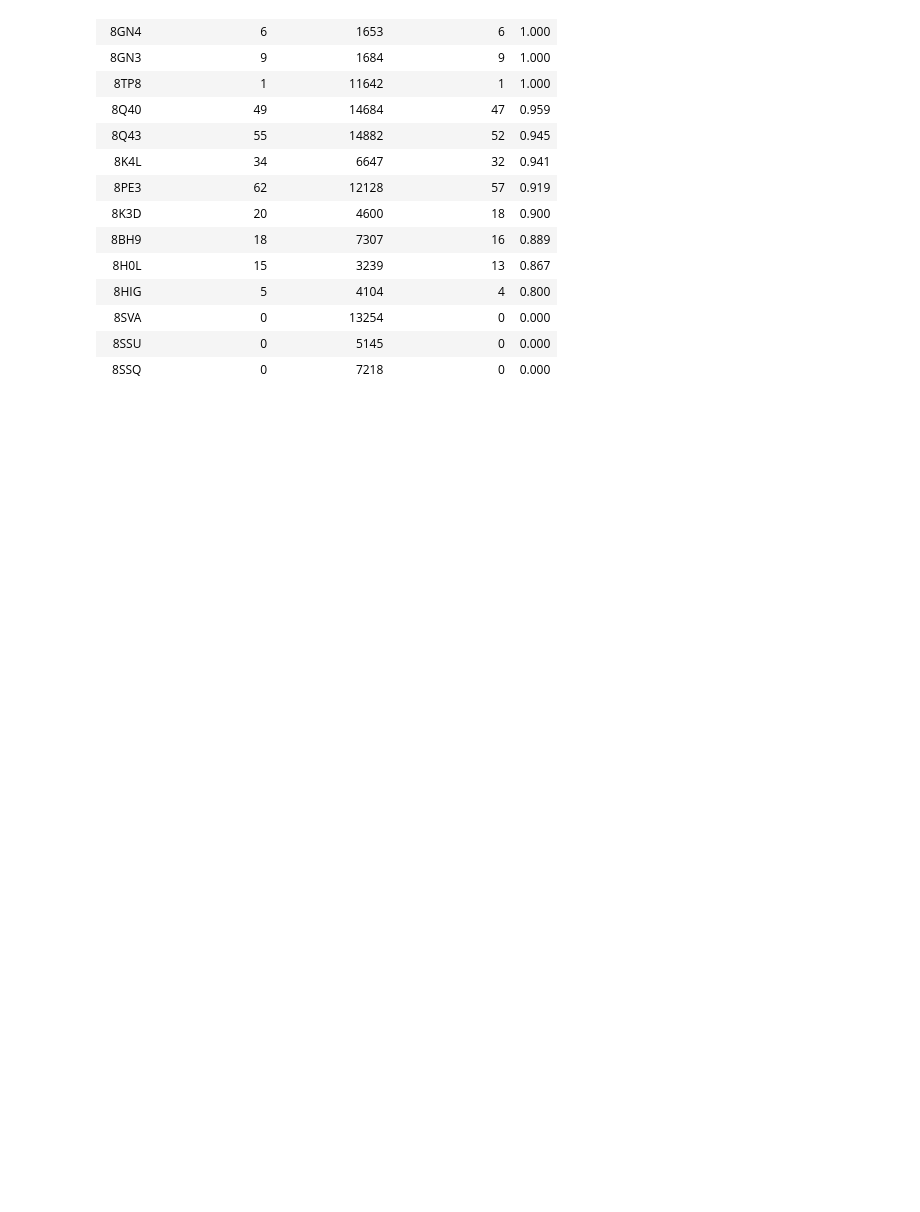
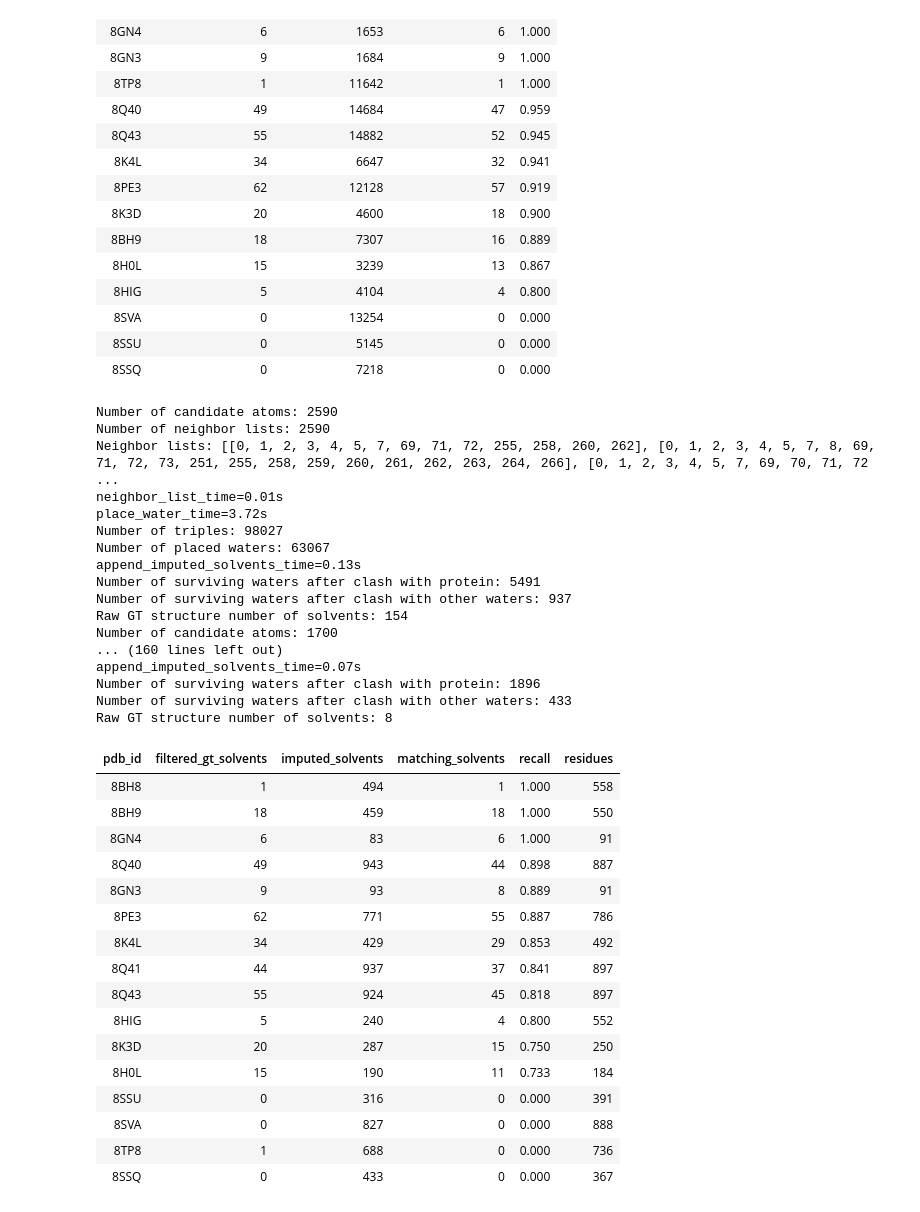
Before and after one commit to gloriayma/water_conservation, a Jupyter notebook: imputation/impute_solvents.ipynb, the cells around one changed output. Saved outputs shown, nothing was run; the diff lists cells and outputs as text; code cells hidden in the pictures; blank space fills up the shorter version.

```diff
--- a/imputation/impute_solvents.ipynb
+++ b/imputation/impute_solvents.ipynb
@@ -627,3 +649,59 @@ Number of surviving waters after clash with other waters: 7218
 | 8SVA | 0 | 13254 | 0 | 0.000 |
 | 8SSU | 0 | 5145 | 0 | 0.000 |
 | 8SSQ | 0 | 7218 | 0 | 0.000 |
+# %%
+import pandas as pd
+
+ID_LIST = ["8Q41", "8BH8", "8BH9", "8HIG", "8Q40", "8K3D", "8SVA", "8SSU", "8PE3", "8GN3", "8GN4", "8K4L", "8Q43", "8H0L", "8TP8", "8SSQ"]
+
+rows = []
+for pdb_id in ID_LIST:
+    result = recall_result(pdb_id, recall_threshold=2.0, protein_clash_rad=2.2, solvent_clash_rad=3.0, max_hbond_length=3.5)
+    rows.append(
+        {
+            "pdb_id": pdb_id,
+            "filtered_gt_solvents": result.num_waters_a,
+            "imputed_solvents": result.num_waters_b,
+            "matching_solvents": result.num_matching_waters,
+            "recall": result.recall,
+            "residues": count_stripped_gt_residues(pdb_id),
+        }
+    )
+
+results_df = pd.DataFrame(rows).sort_values("recall", ascending=False)
+results_df.style.format({"recall": "{:.3f}"}).hide(axis="index")
+# %% [output]
+Number of candidate atoms: 2590
+Number of neighbor lists: 2590
+Neighbor lists: [[0, 1, 2, 3, 4, 5, 7, 69, 71, 72, 255, 258, 260, 262], [0, 1, 2, 3, 4, 5, 7, 8, 69, 71, 72, 73, 251, 255, 258, 259, 260, 261, 262, 263, 264, 266], [0, 1, 2, 3, 4, 5, 7, 69, 70, 71, 72 ...
+neighbor_list_time=0.01s
+place_water_time=3.72s
+Number of triples: 98027
+Number of placed waters: 63067
+append_imputed_solvents_time=0.13s
+Number of surviving waters after clash with protein: 5491
+Number of surviving waters after clash with other waters: 937
+Raw GT structure number of solvents: 154
+Number of candidate atoms: 1700
+... (160 lines left out)
+append_imputed_solvents_time=0.07s
+Number of surviving waters after clash with protein: 1896
+Number of surviving waters after clash with other waters: 433
+Raw GT structure number of solvents: 8
+| pdb_id | filtered_gt_solvents | imputed_solvents | matching_solvents | recall | residues |
+| 8BH8 | 1 | 494 | 1 | 1.000 | 558 |
+| 8BH9 | 18 | 459 | 18 | 1.000 | 550 |
+| 8GN4 | 6 | 83 | 6 | 1.000 | 91 |
+| 8Q40 | 49 | 943 | 44 | 0.898 | 887 |
+| 8GN3 | 9 | 93 | 8 | 0.889 | 91 |
+| 8PE3 | 62 | 771 | 55 | 0.887 | 786 |
+| 8K4L | 34 | 429 | 29 | 0.853 | 492 |
+| 8Q41 | 44 | 937 | 37 | 0.841 | 897 |
+| 8Q43 | 55 | 924 | 45 | 0.818 | 897 |
+| 8HIG | 5 | 240 | 4 | 0.800 | 552 |
+| 8K3D | 20 | 287 | 15 | 0.750 | 250 |
+| 8H0L | 15 | 190 | 11 | 0.733 | 184 |
+| 8SSU | 0 | 316 | 0 | 0.000 | 391 |
+| 8SVA | 0 | 827 | 0 | 0.000 | 888 |
+| 8TP8 | 1 | 688 | 0 | 0.000 | 736 |
+| 8SSQ | 0 | 433 | 0 | 0.000 | 367 |
```
Also changed, not shown: parts of 6 cells of this notebook, 1 other file.
